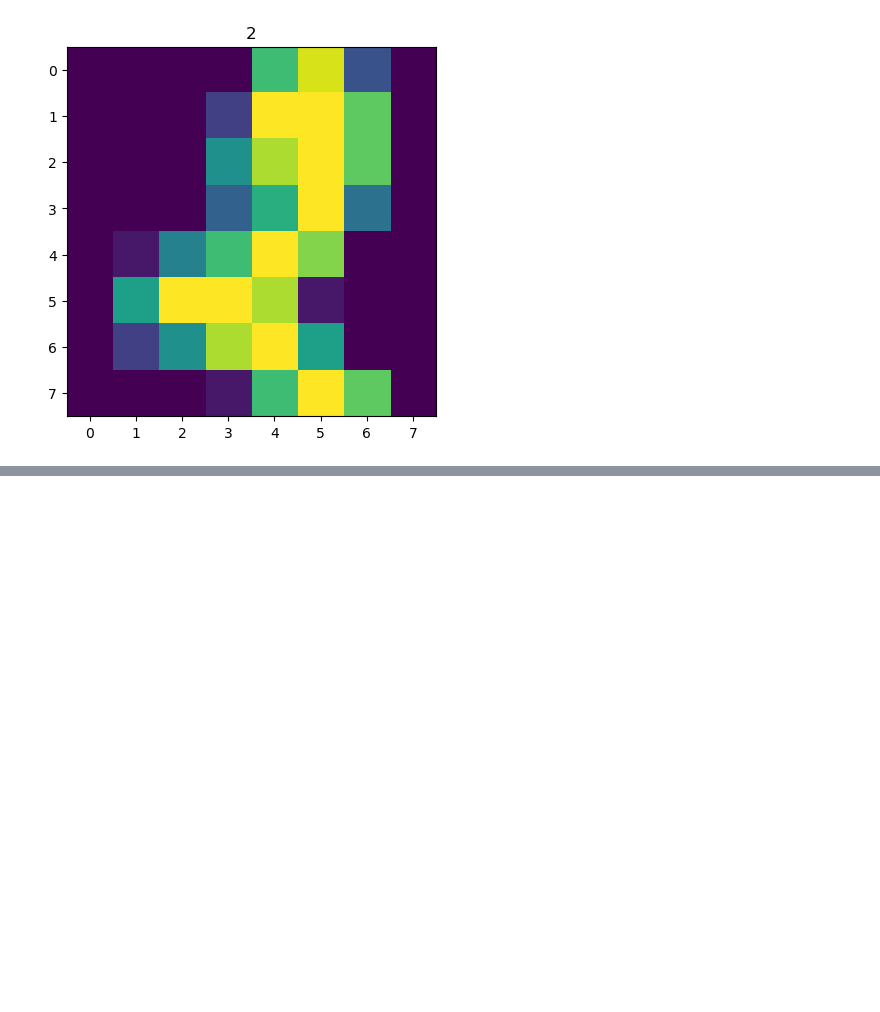
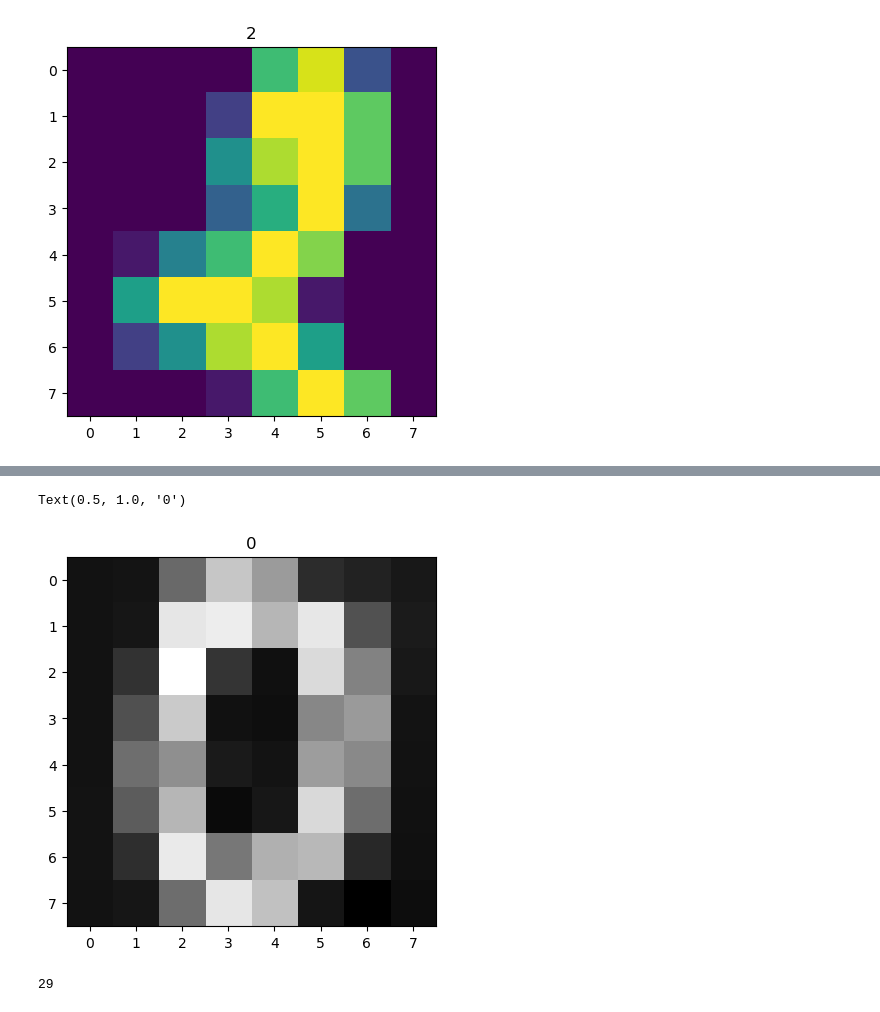
Before and after one commit to KHARBOUCHEBilal/Python-master, a Jupyter notebook: Python-master/K-Means.ipynb, the cells around one changed output, grey strips where cells are left out. Saved outputs shown, nothing was run; the diff lists cells and outputs as text; code cells hidden in the pictures; blank space fills up the shorter version.

```diff
--- a/Python-master/K-Means.ipynb
+++ b/Python-master/K-Means.ipynb
@@ -121,0 +186,14 @@ Text(0.5, 1.0, '2')
+# %%
+model = PCA(n_components=0.95)
+X_reduce = model.fit_transform(X)
+X_recovred = model.inverse_transform(X_reduce)
+# %%
+plt.imshow(X_recovred[0].reshape(8, 8), cmap='gray')
+plt.title(y[0])
+# %% [output]
+Text(0.5, 1.0, '0')
+[figure, added]
+# %%
+model.n_components_
+# %% [output]
+29
```
Also changed, not shown: parts of 12 cells of this notebook.
